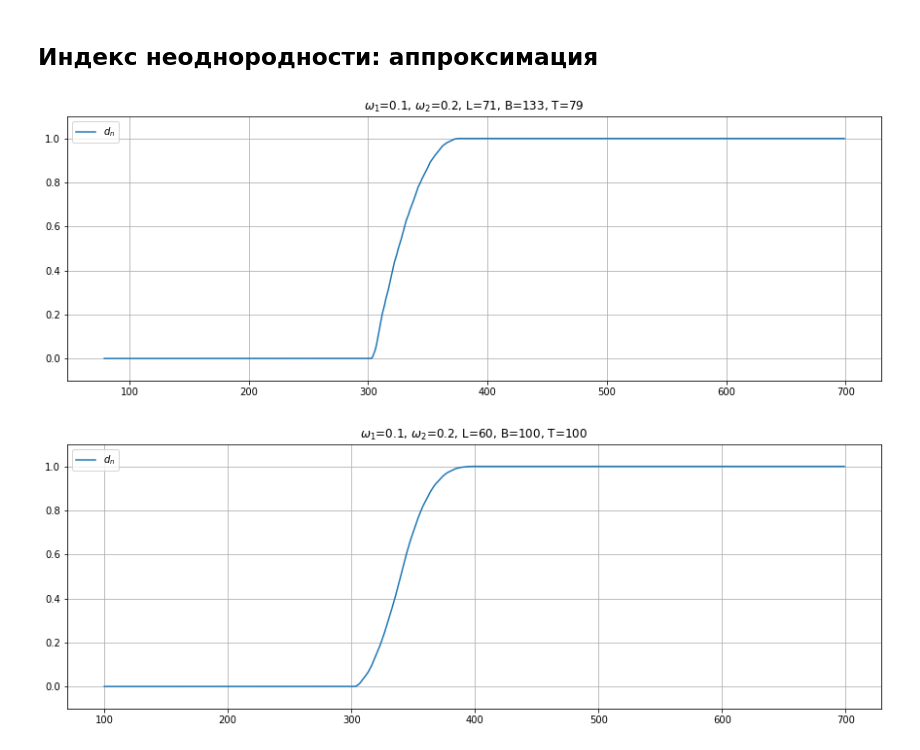
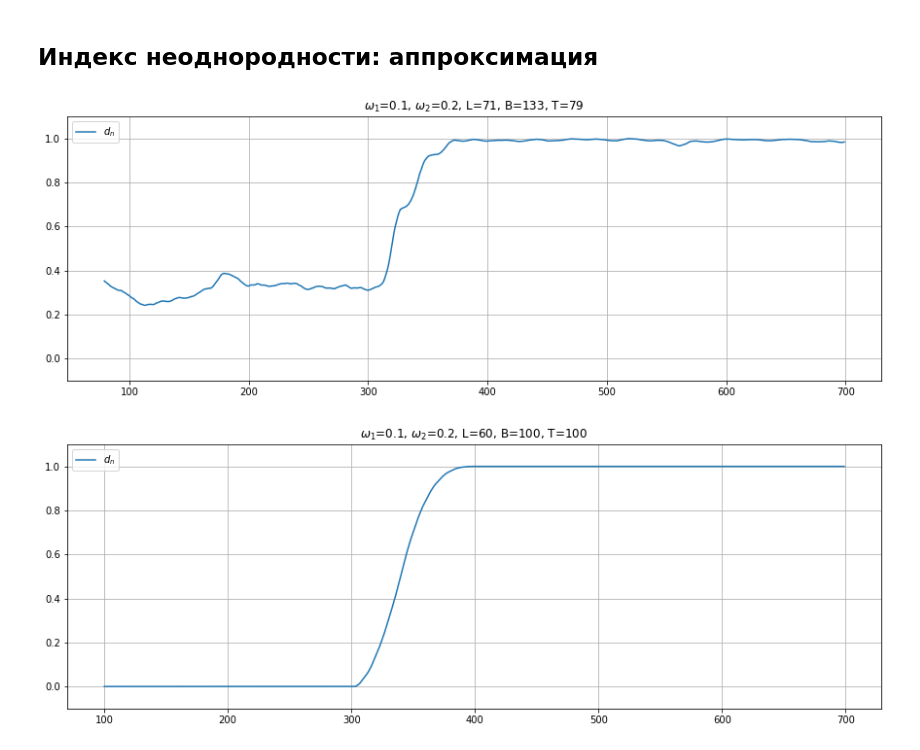
Before and after one commit to Loulaan/researchWork, a Jupyter notebook: System/images.ipynb, the cells around one changed output. Saved outputs shown, nothing was run; the diff lists cells and outputs as text; code cells hidden in the pictures.

```diff
--- a/System/images.ipynb
+++ b/System/images.ipynb
@@ -33,32 +33,30 @@ method = "svd"
 # %% [markdown]
 ## Индекс неоднородности: аппроксимация
 # %%
-from utils.utils import generate_series_amp
-
 np.random.seed(12345)
 w_min = w1 + 1/100  # Минимальная разница в частотах для обнаружения неоднородности
 k = 30  # Кол-во точек, за которые нужно обнаружить разладку
-w2 = 0.2
+w2 = 1/7
 
 B = 133
 T_ = 79
 L = 71
 
-original_series = generate_series(w1, w2, Q, N)
+original_series = generate_series(w1, w2, Q, N) + + np.random.normal(scale=0.5, size=N)
 row1 = Hmatr(f=original_series, B=B, T=T_, L=L, neig=r, svdMethod=method).getRow()
 
 X = np.arange(T_, N)
 plt.figure(figsize=(15, 5))
 plt.plot(X, row1, label=r'$d_n$')
 
 
 plt.title(fr"$\omega_1$={w1}, $\omega_2$=0.2, L={L}, B={B}, T={T_}")
 plt.legend(loc='upper left')
 plt.ylim((-0.1, 1.1))
 plt.grid()
 plt.show()
 # %% [output]
-[figure, old version]
+[figure, new version]
 # %%
 np.random.seed(12345)
 w_min = w1 + 1/100  # Минимальная разница в частотах для обнаружения неоднородности
```
Also changed, not shown: parts of 1 cell of this notebook, 16 other files.
